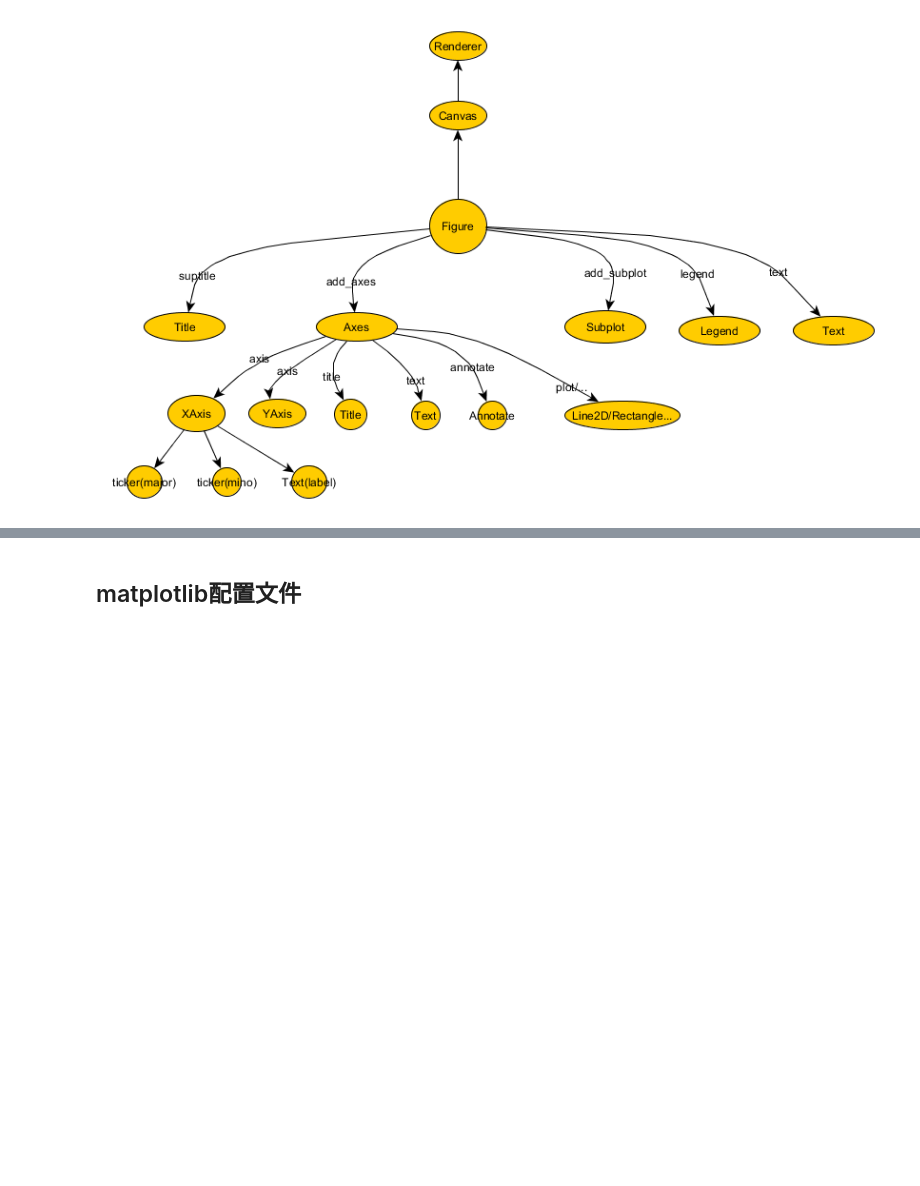
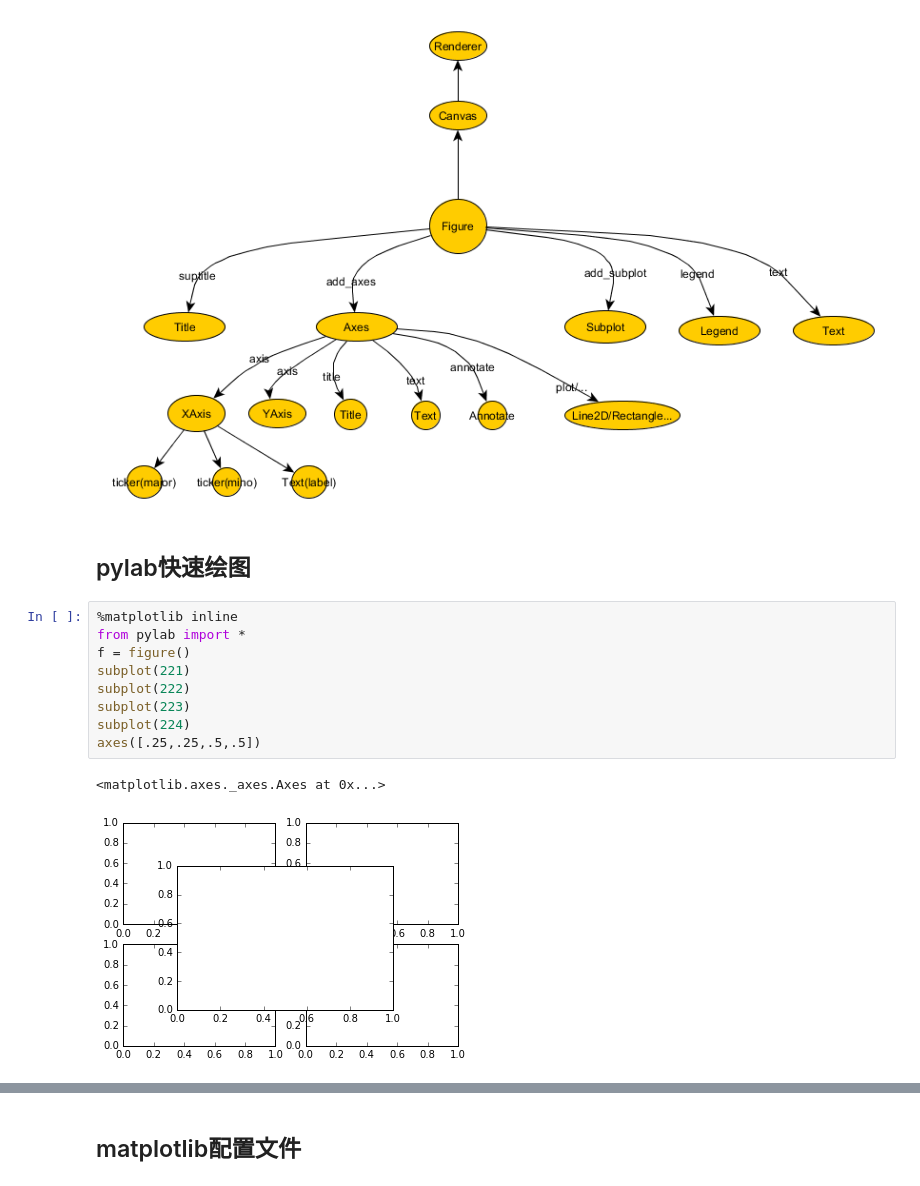
Before and after one commit to yejinlei/about-python, a Jupyter notebook: 图像与绘图/matplotlib绘图.ipynb, the cells around one changed output, grey strips where cells are left out. Saved outputs shown, nothing was run; the diff lists cells and outputs as text; blank space fills up the shorter version.

```diff
--- a/图像与绘图/matplotlib绘图.ipynb
+++ b/图像与绘图/matplotlib绘图.ipynb
@@ -88,3 +89,17 @@ from IPython.display import Image
 Image(filename=u"..\images\matplotlib绘图元素拓扑结构.png")
 # %% [output]
 [figure]
+# %% [markdown]
+## pylab快速绘图
+# %%
+%matplotlib inline
+from pylab import *
+f = figure()
+subplot(221)
+subplot(222)
+subplot(223)
+subplot(224)
+axes([.25,.25,.5,.5])
+# %% [output]
+<matplotlib.axes._axes.Axes at 0x...>
+[figure, added]
```
Also changed, not shown: parts of 2 cells of this notebook, 2 other files.
